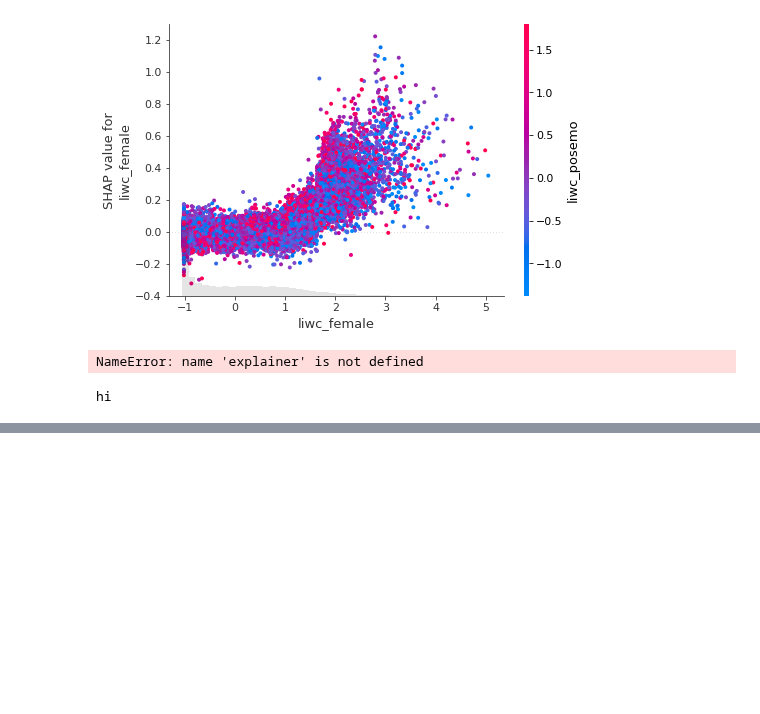
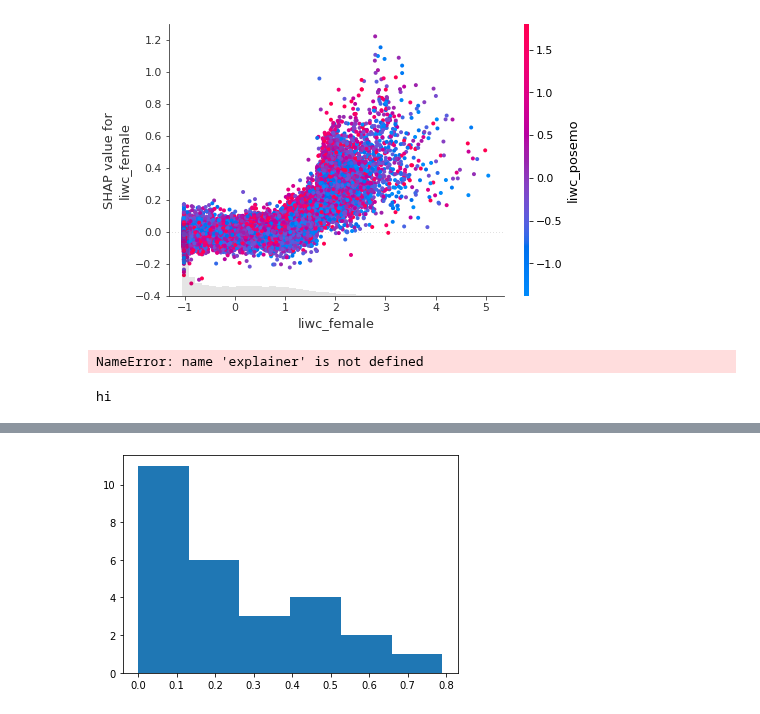
Before and after one commit to Hadjimina/Reddit_Morality_Analysis, a Jupyter notebook: feature_analysis/Jupiter Notebooks/interaction analysis.ipynb, the cells around one changed output, grey strips where cells are left out. Saved outputs shown, nothing was run; the diff lists cells and outputs as text; code cells hidden in the pictures; blank space fills up the shorter version.

```diff
--- a/feature_analysis/Jupiter Notebooks/interaction analysis.ipynb
+++ b/feature_analysis/Jupiter Notebooks/interaction analysis.ipynb
@@ -501,3 +566,23 @@ NameError: name 'explainer' is not defined
 print("hi")
 # %% [output]
 hi
+# %%
+df = pd.DataFrame(np.random.randint(0,100,size=(100, 5)), columns=list('ABCDY'))
+df["Y"] = df["Y"].div(100)
+
+bucket_ranges = [x/10 for x in list(range(0,11))]
+size_range = range(1,11)
+for i in range(len(bucket_ranges)):
+    if bucket_ranges[i] == 1:
+        continue
+    print(f"From {bucket_ranges[i]} to {bucket_ranges[i+1]}")
+    orig_size = len(df.loc[(bucket_ranges[i] <= df['Y']) & (df['Y']<= bucket_ranges[i+1])])
+    print(orig_size)
+
+    df_bkt =  df.loc[(bucket_ranges[i] <= df['Y']) & (df['Y']<= bucket_ranges[i+1])]
+    df_bkt_smpl = df_bkt.sample(n=int(orig_size/size_range[i]), replace=False, random_state=42)
+    df.loc[(bucket_ranges[i] <= df['Y']) & (df['Y']<= bucket_ranges[i+1])] = df_bkt_smpl
+
+
+    print(len(df_bkt_smpl))
+    print(len(df.loc[(bucket_ranges[i] <= df['Y']) & (df['Y']<= bucket_ranges[i+1])]))
@@ -503,0 +624,5 @@ hi
+# %%
+_ = plt.hist(df["Y"], bins='auto')
+plt.show()
+# %% [output]
+[figure, added]
```
Also changed, not shown: parts of 7 cells of this notebook.
